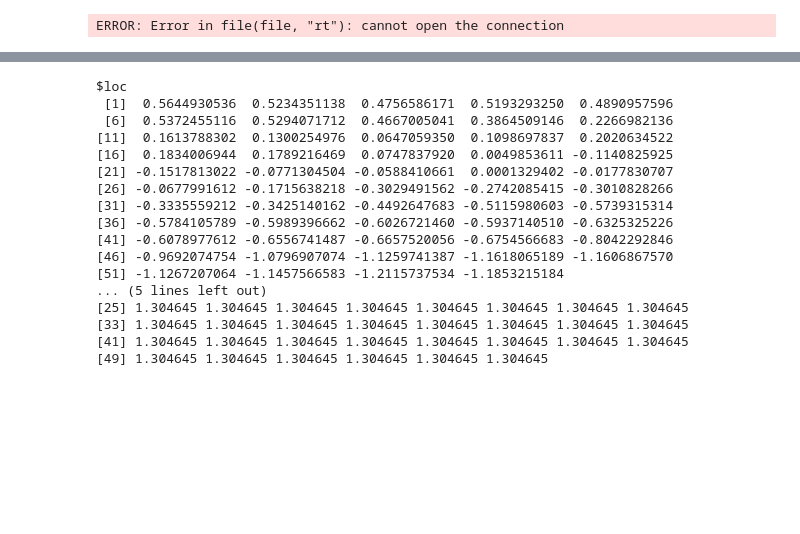
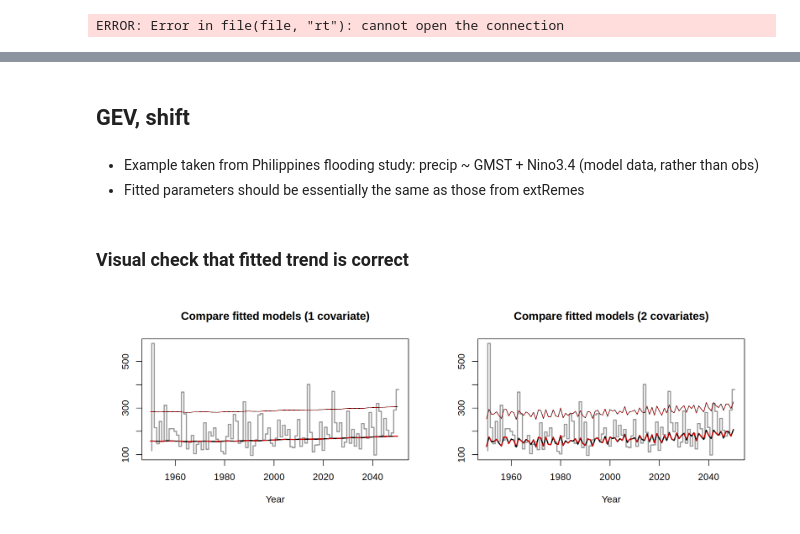
Before and after one commit to clairbarnes/wwa-current, a Jupyter notebook: 00_model-fitting-dev/multivariate/mv_testing.ipynb, the cells around one changed output, grey strips where cells are left out. Saved outputs shown, nothing was run; the diff lists cells and outputs as text; code cells hidden in the pictures; blank space fills up the shorter version.

Commit message:
Multivariate plotting functions

```diff
--- a/00_model-fitting-dev/multivariate/mv_testing.ipynb
+++ b/00_model-fitting-dev/multivariate/mv_testing.ipynb
@@ -11 +67,13 @@ source("../../wwa_model-fitting.R")
+# %%
+ns_pars <- function(mdl, fixed_cov = NA) {
+
+    # if no covariate value given, evaluate at all covariate values
+    if(is.na(unlist(fixed_cov)[1])) fixed_cov <- mdl$cov
+
+    # if fixed_cov contains extra covariates, drop them
+    fixed_cov <- fixed_cov[,mdl$covnm, drop = F]
+
+    # use support function to get parameters
+    return(get.ns_pars(fittype = mdl$type, pars = mdl$par, fixed_cov = fixed_cov))
+}
 # %% [markdown]
@@ -387,20 +419,38 @@ abline(h = 0, lty = 2, lwd = 0.5)
-# %%
-ns_pars(mdl1_ns)
-# %% [output]
-$loc
- [1]  0.5644930536  0.5234351138  0.4756586171  0.5193293250  0.4890957596
- [6]  0.5372455116  0.5294071712  0.4667005041  0.3864509146  0.2266982136
-[11]  0.1613788302  0.1300254976  0.0647059350  0.1098697837  0.2020634522
-[16]  0.1834006944  0.1789216469  0.0747837920  0.0049853611 -0.1140825925
-[21] -0.1517813022 -0.0771304504 -0.0588410661  0.0001329402 -0.0177830707
-[26] -0.0677991612 -0.1715638218 -0.3029491562 -0.2742085415 -0.3010828266
-[31] -0.3335559212 -0.3425140162 -0.4492647683 -0.5115980603 -0.5739315314
-[36] -0.5784105789 -0.5989396662 -0.6026721460 -0.5937140510 -0.6325325226
-[41] -0.6078977612 -0.6556741487 -0.6657520056 -0.6754566683 -0.8042292846
-[46] -0.9692074754 -1.0796907074 -1.1259741387 -1.1618065189 -1.1606867570
-[51] -1.1267207064 -1.1457566583 -1.2115737534 -1.1853215184
-... (5 lines left out)
-[25] 1.304645 1.304645 1.304645 1.304645 1.304645 1.304645 1.304645 1.304645
-[33] 1.304645 1.304645 1.304645 1.304645 1.304645 1.304645 1.304645 1.304645
-[41] 1.304645 1.304645 1.304645 1.304645 1.304645 1.304645 1.304645 1.304645
-[49] 1.304645 1.304645 1.304645 1.304645 1.304645 1.304645
+# %% [markdown]
+## GEV, shift
+# %% [markdown]
+- Example taken from Philippines flooding study: precip ~ GMST + Nino3.4 (model data, rather than obs)
+- Fitted parameters should be essentially the same as those from extRemes
+# %%
+df <- read.csv("df_philippines-floods.csv")
+
+# check that fitting works ok with both one and two parameters (to check that internal syntax works ok for both)
+mdl1_xt <- fevd(pr, df, location.fun = ~ gmst)
+mdl1_ns <- fit_ns("gev", type = "shift", data = df, varnm = "pr", covnm = c("gmst"))
+
+mdl2_xt <- fevd(pr, df, location.fun = ~ gmst + nino)
+mdl2_ns <- fit_ns("gev", type = "shift", data = df, varnm = "pr", covnm = c("gmst", "nino"))
+# %% [markdown]
+### Visual check that fitted trend is correct
+# %%
+prep_window(c(1,3)); par(mfrow = c(1,2))
+
+#~~~~~~~~~~~~~~~~~~~~~~~~~~~~~~~~~~~~~~~~~~~~~~~~~~~~~~~~~~~~~~~~~~~~~~~~~~~~~~~~~~~~~~~~~~~~~~~~~~~~~~~~~~~~~~~~~~~~~~~~
+plot(df$year+0.5, df$pr, type = "S", lwd = 2, col = adjustcolor("black", 0.4), xlab = "Year", ylab = "", main = "Compare fitted models (1 covariate)")
+
+lines(df$year, ns_pars(mdl1_ns)$loc, lwd = 2)
+lines(df$year, eff_return_level(mdl1_ns, 10))
+
+lines(df$year, findpars(mdl1_xt)$loc, lwd = 2, lty = 2, col = "red3")
+lines(df$year, return.level(mdl1_xt, 10)[,1], lty = 2, col = "red3")
+
+#~~~~~~~~~~~~~~~~~~~~~~~~~~~~~~~~~~~~~~~~~~~~~~~~~~~~~~~~~~~~~~~~~~~~~~~~~~~~~~~~~~~~~~~~~~~~~~~~~~~~~~~~~~~~~~~~~~~~~~~~
+plot(df$year+0.5, df$pr, type = "S", lwd = 2, col = adjustcolor("black", 0.4), xlab = "Year", ylab = "", main = "Compare fitted models (2 covariates)")
+
+lines(df$year, ns_pars(mdl2_ns)$loc, lwd = 2)
+lines(df$year, eff_return_level(mdl2_ns, 10))
+
+lines(df$year, findpars(mdl2_xt)$loc, lwd = 2, lty = 2, col = "red3")
+lines(df$year, return.level(mdl2_xt, 10)[,1], lty = 2, col = "red3")
+# %% [output]
+[figure, added]
```
Also changed, not shown: parts of 34 cells of this notebook.
